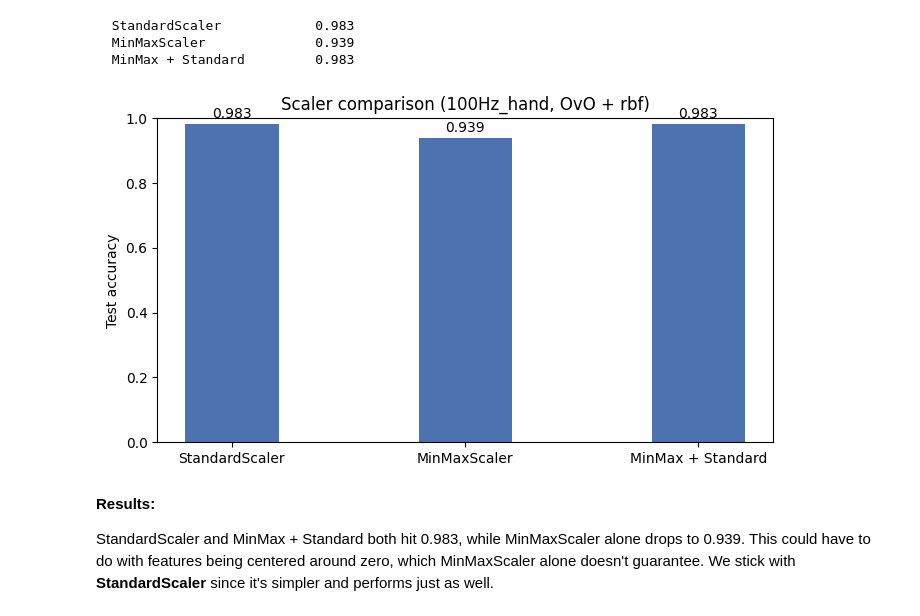
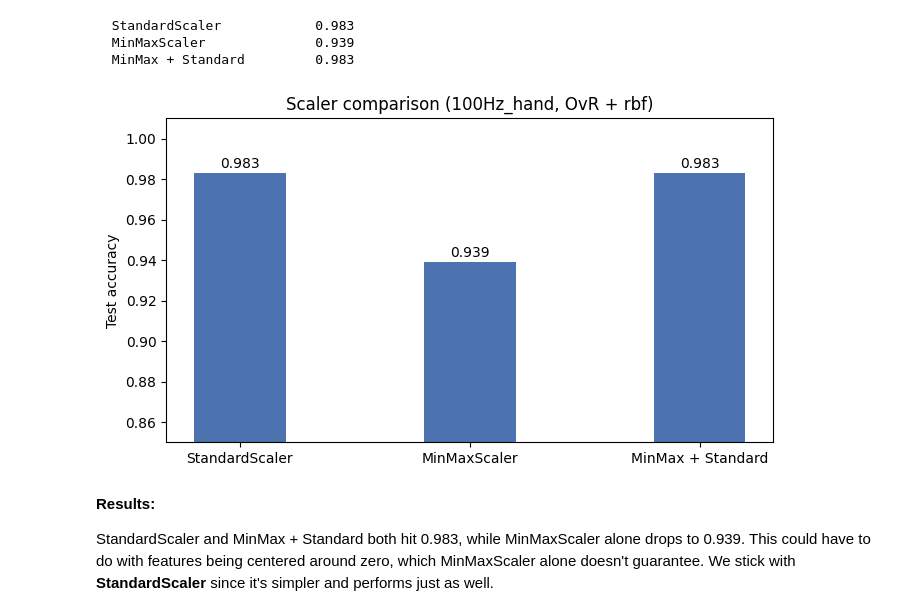
Before and after one commit to ITT-26/assignment-03-activity-recognition-blue-georg-martina, a Jupyter notebook: pre-processing_and_model-testing_new_2_doc.ipynb, the cells around one changed output. Cells and saved outputs as stored; diff of their text form; code cells hidden in the pictures.

```diff
--- a/pre-processing_and_model-testing_new_2_doc.ipynb
+++ b/pre-processing_and_model-testing_new_2_doc.ipynb
@@ -147,6 +96,8 @@ Number of dataframes in dfs_20Hz_pocket: 190
 Number of dataframes in dfs_100Hz_hand: 191
 Number of dataframes in dfs_100Hz_pocket: 190
 # %%
+# NOTE: this plot was created with the help of AI
+
 label_names = {v: k for k, v in ACTIVITY_LABELS.items()}
 
 print(f"Total CSV files found: {len(all_csv_paths)}\n")
@@ -173,7 +124,7 @@ overview = pd.DataFrame(rows)
 print(overview.to_string(index=False))
 
 # bar chart: number of recordings per activity per group
-fig, axes = plt.subplots(1, 4, figsize=(16, 4), sharey=True)
+fig, axes = plt.subplots(1, 4, figsize=(20, 5), sharey=True)
 for ax, (_, row) in zip(axes, overview.iterrows()):
     activity_counts = [row[name] for name in ACTIVITY_LABELS]
     bars = ax.bar(list(ACTIVITY_LABELS.keys()), activity_counts,
@@ -513,8 +450,10 @@ for key, split in splits.items():
   poly        0.850  0.857
   sigmoid     0.612  0.713
 # %%
+# NOTE: this plot was created with the help of AI
+
 # plot the results in a grouped bar char
-fig, axes = plt.subplots(1, 4, figsize=(18, 5), sharey=True)
+fig, axes = plt.subplots(1, 4, figsize=(20, 6), sharey=True)
 x = np.arange(len(kernels))
 width = 0.35
 
@@ -522,13 +461,13 @@ for ax, (key, results) in zip(axes, kernel_results.items()):
     bars_ovr = ax.bar(x - width/2, results['OvR'], width, label='OvR', color='#4C72B0')
     bars_ovo = ax.bar(x + width/2, results['OvO'], width, label='OvO', color='#DD8452')
     ax.set_title(key)
-    ax.set_ylim(0, 1)
+    ax.set_ylim(0.55, 1.05)
     ax.set_xticks(x)
     ax.set_xticklabels(kernels, rotation=30)
     ax.set_xlabel('Kernel')
     ax.legend()
     for bar in list(bars_ovr) + list(bars_ovo):
-        ax.text(bar.get_x() + bar.get_width()/2, bar.get_height() + 0.01,
+        ax.text(bar.get_x() + bar.get_width()/2, bar.get_height() + 0.005,
                 f'{bar.get_height():.2f}', ha='center', va='bottom', fontsize=8)
 
 axes[0].set_ylabel('Test accuracy')
@@ -557,6 +489,6 @@ a general idea, accepting that results might vary across groups.
 # %%
 # shared setup for windowing comparisons
-# uses OvO + rbf to match the chosen baseline from kernel comparison
+# uses OvR + rbf to match the chosen baseline from kernel comparison
 
 COMPARISON_DFS = all_timestamp_normalized_dfs['100Hz_hand']
 SAMPLING_RATE  = 100
@@ -580,7 +512,7 @@ def run_windowing_comparison(dfs, window_size, overlap, test_size):
 
     model = Pipeline([
         ('scaler', StandardScaler()),
-        ('clf', OneVsOneClassifier(SVC(kernel='rbf')))
+        ('clf', OneVsRestClassifier(SVC(kernel='rbf')))
     ])
     model.fit(X_train, y_train)
     return accuracy_score(y_test, model.predict(X_test))
@@ -710,16 +630,16 @@ for scaler_name, scaler_steps in scalers.items():
 # %%
 fig, ax = plt.subplots(figsize=(7, 4))
 bars = ax.bar(scaler_results.keys(), scaler_results.values(), color='#4C72B0', width=0.4)
-ax.set_ylim(0, 1)
+ax.set_ylim(0.85, 1.01)
 ax.set_ylabel('Test accuracy')
-ax.set_title('Scaler comparison (100Hz_hand, OvO + rbf)')
+ax.set_title('Scaler comparison (100Hz_hand, OvR + rbf)')
 for bar, acc in zip(bars, scaler_results.values()):
-    ax.text(bar.get_x() + bar.get_width()/2, bar.get_height() + 0.01,
+    ax.text(bar.get_x() + bar.get_width()/2, acc + 0.001,
             f'{acc:.3f}', ha='center', va='bottom', fontsize=10)
 plt.tight_layout()
 plt.show()
 # %% [output]
-[figure, old version]
+[figure, new version]
 # %% [markdown]
 **Results:**
 
```
Also changed, not shown: parts of 35 cells of this notebook.
